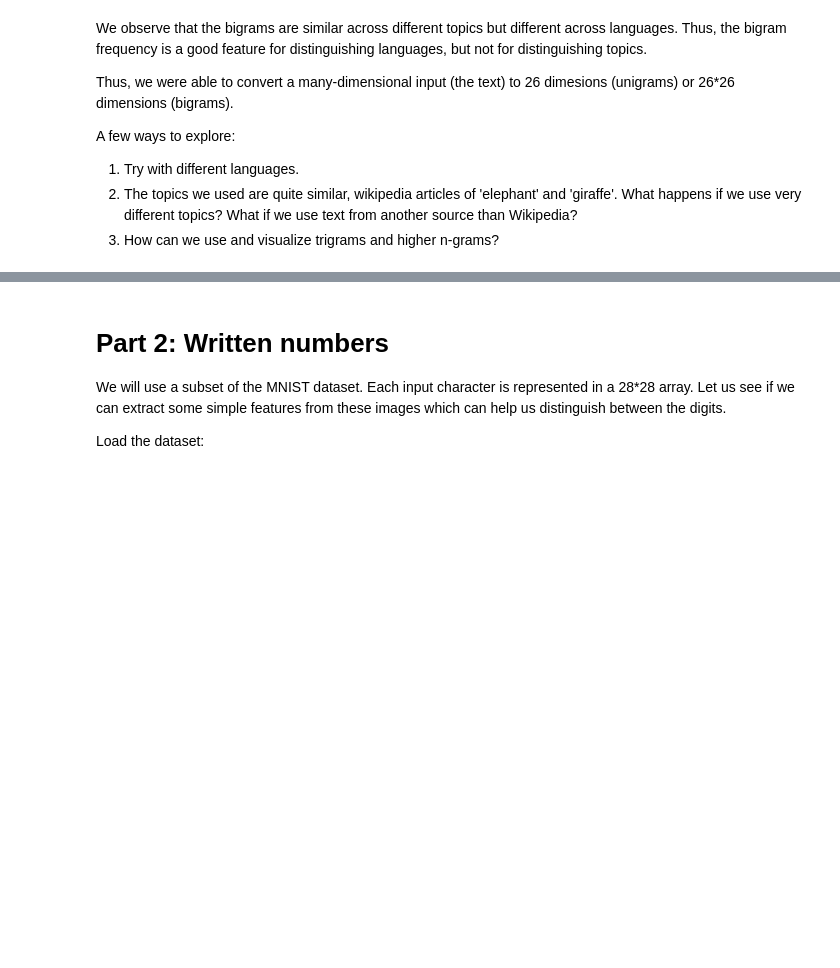
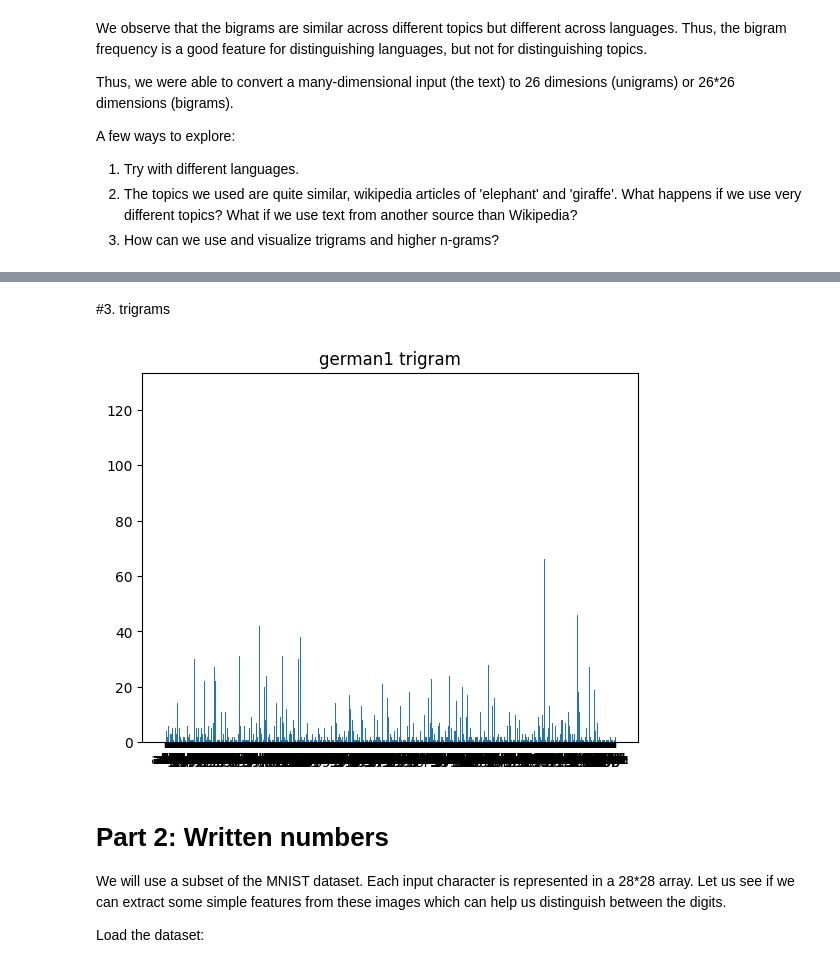
Before and after one commit to rohith-rr/fmml-projects-and-labs, a Jupyter notebook: Module_01_Lab_01_Features.ipynb, the cells around one changed output, grey strips where cells are left out. Cells and saved outputs as stored; diff of their text form; code cells hidden in the pictures; blank space fills up the shorter version.

```diff
--- a/Module_01_Lab_01_Features.ipynb
+++ b/Module_01_Lab_01_Features.ipynb
@@ -233,0 +242,4 @@ A few ways to explore:
+# %%
+topic3='hawk'
+wikipedia.set_lang('de')
+ger1=wikipedia.page(topic3).content
@@ -234,3 +284,14 @@ A few ways to explore:
+# %% [markdown]
+#3. trigrams
+# %%
+
+ger1=cleanup(ger1)
+trigram1 = Counter(ngrams(ger1,3))
+plothistogram(trigram1)
+plt.title('german1 trigram')
+plt.show()
+# %% [output]
+[figure, added]
 # %% [markdown]
 # Part 2: Written numbers
 
```
Also changed, not shown: parts of 11 cells of this notebook.
